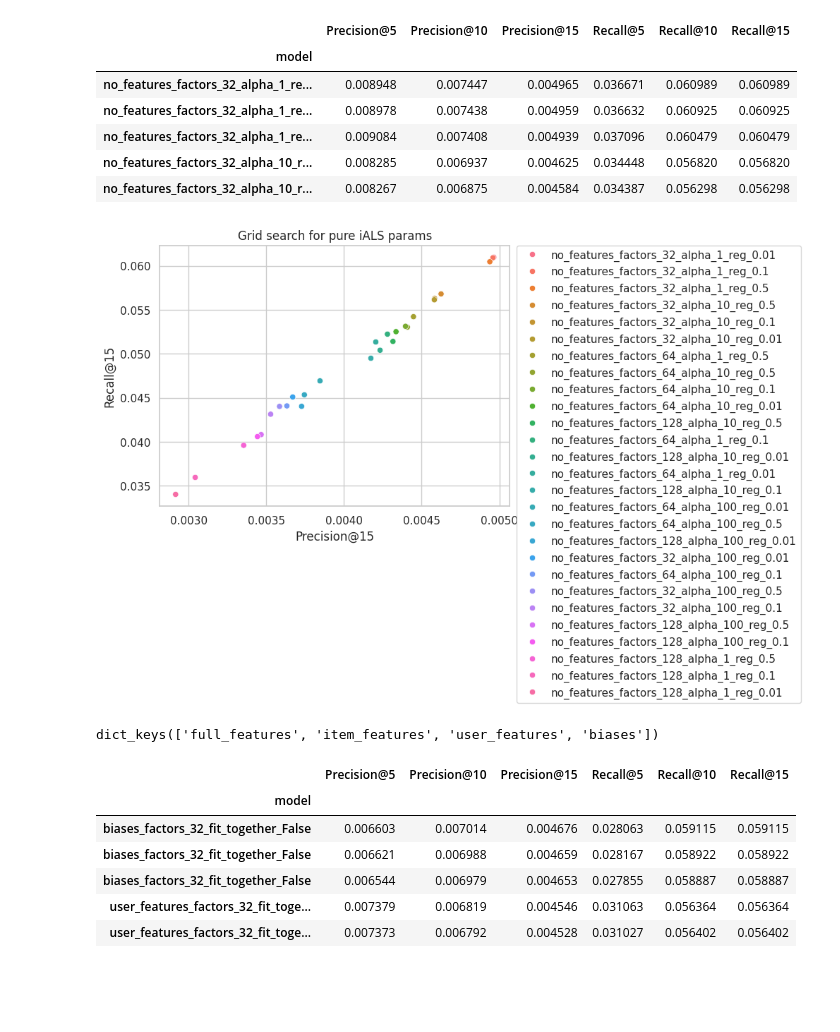
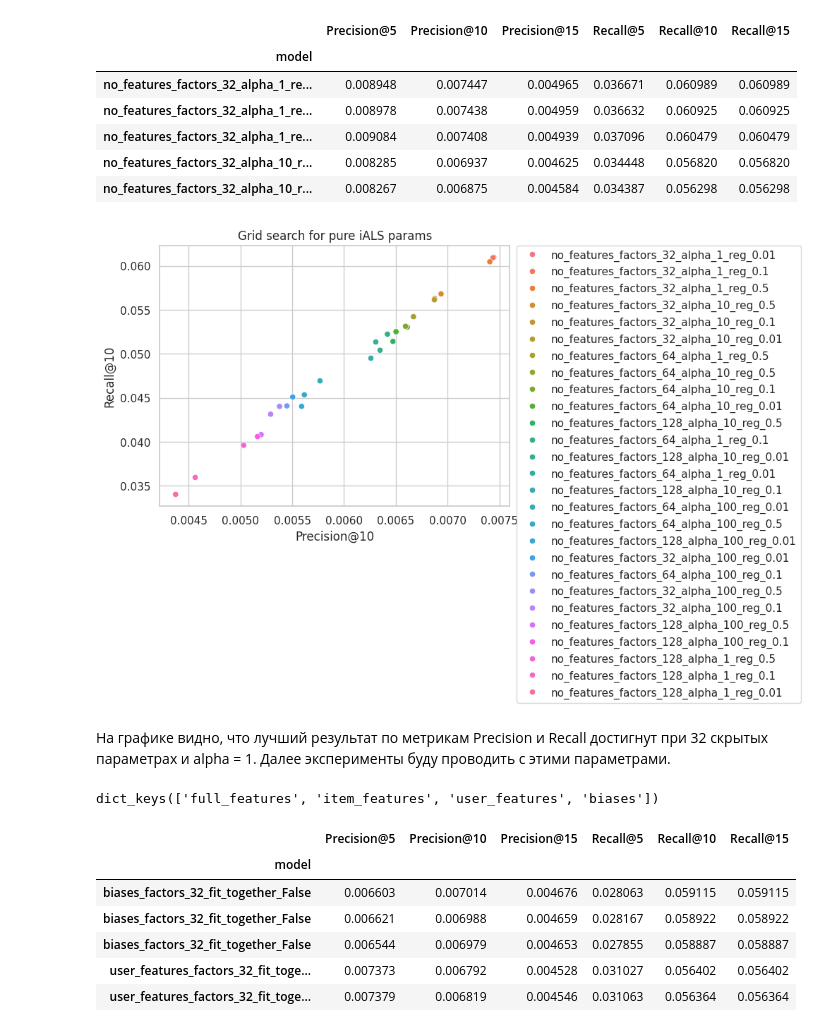
Before and after one commit to PolinaTiugaeva/mfdp, a Jupyter notebook: improve_game_recsys.ipynb, the cells around one changed output. Drawn from its saved outputs; the diff is of its cells as text; code cells hidden in the pictures; blank space fills up the shorter version.

```diff
--- a/improve_game_recsys.ipynb
+++ b/improve_game_recsys.ipynb
@@ -411,12 +413,14 @@ pure_df.head(5)
 | no_features_factors_32_alpha_10_r... | 0.008285 | 0.006937 | 0.004625 | 0.034448 | 0.056820 | 0.056820 |
 | no_features_factors_32_alpha_10_r... | 0.008267 | 0.006875 | 0.004584 | 0.034387 | 0.056298 | 0.056298 |
 # %%
-sns.scatterplot(data = pure_df, x="Precision@15", y="Recall@15", hue="model", legend=True)
+sns.scatterplot(data = pure_df, x="Precision@10", y="Recall@10", hue="model", legend=True)
 plt.legend(bbox_to_anchor=(1.02, 1), loc='upper left', borderaxespad=0)
 plt.title("Grid search for pure iALS params")
 plt.show()
 # %% [output]
-[figure, old version]
+[figure, new version]
+# %% [markdown]
+На графике видно, что лучший результат по метрикам Precision и Recall достигнут при 32 скрытых параметрах и alpha = 1. Далее эксперименты буду проводить с этими параметрами.
 # %%
 # Best grid search params for pure iALS models
 n_factors = 32
@@ -451,7 +455,7 @@ for dataset_name, dataset in feature_datasets.items():
 features_df = (
     pd.DataFrame(features_results)
     .set_index("model")
-    .sort_values(by=["Precision@15", "Recall@15"], ascending=False)
+    .sort_values(by=["Recall@10", "Precision@10"], ascending=False)
 )
 features_df.head(5)
 # %% [output]
@@ -460,5 +464,5 @@ features_df.head(5)
 | biases_factors_32_fit_together_False | 0.006603 | 0.007014 | 0.004676 | 0.028063 | 0.059115 | 0.059115 |
 | biases_factors_32_fit_together_False | 0.006621 | 0.006988 | 0.004659 | 0.028167 | 0.058922 | 0.058922 |
 | biases_factors_32_fit_together_False | 0.006544 | 0.006979 | 0.004653 | 0.027855 | 0.058887 | 0.058887 |
+| user_features_factors_32_fit_toge... | 0.007373 | 0.006792 | 0.004528 | 0.031027 | 0.056402 | 0.056402 |
 | user_features_factors_32_fit_toge... | 0.007379 | 0.006819 | 0.004546 | 0.031063 | 0.056364 | 0.056364 |
-| user_features_factors_32_fit_toge... | 0.007373 | 0.006792 | 0.004528 | 0.031027 | 0.056402 | 0.056402 |
```
Also changed, not shown: parts of 10 cells of this notebook.
